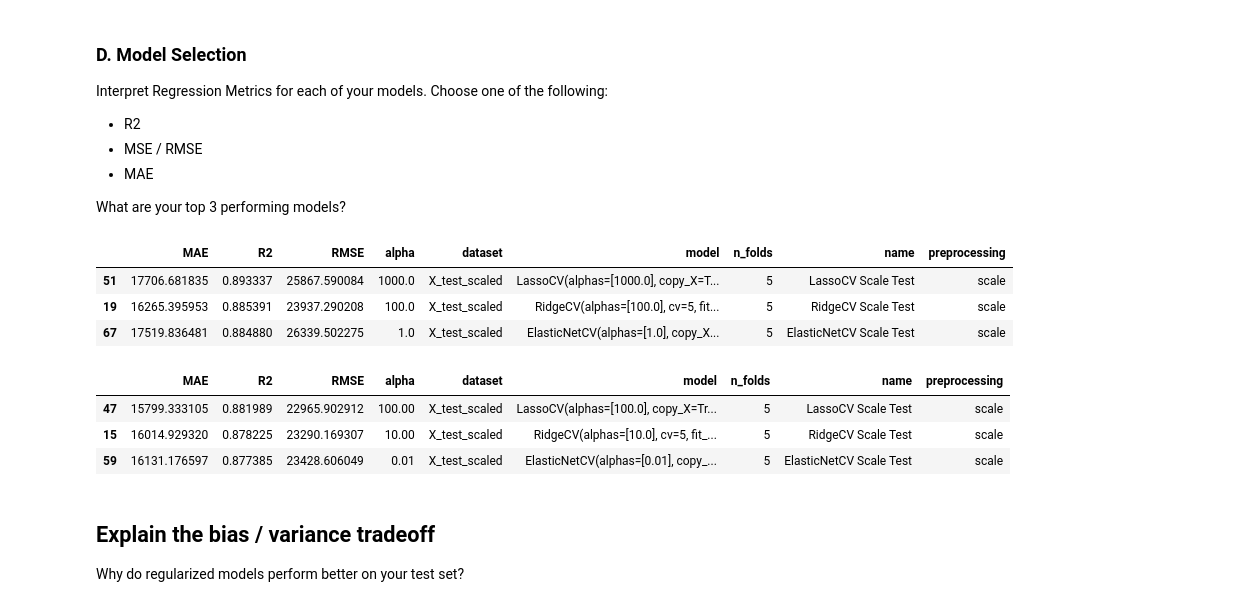
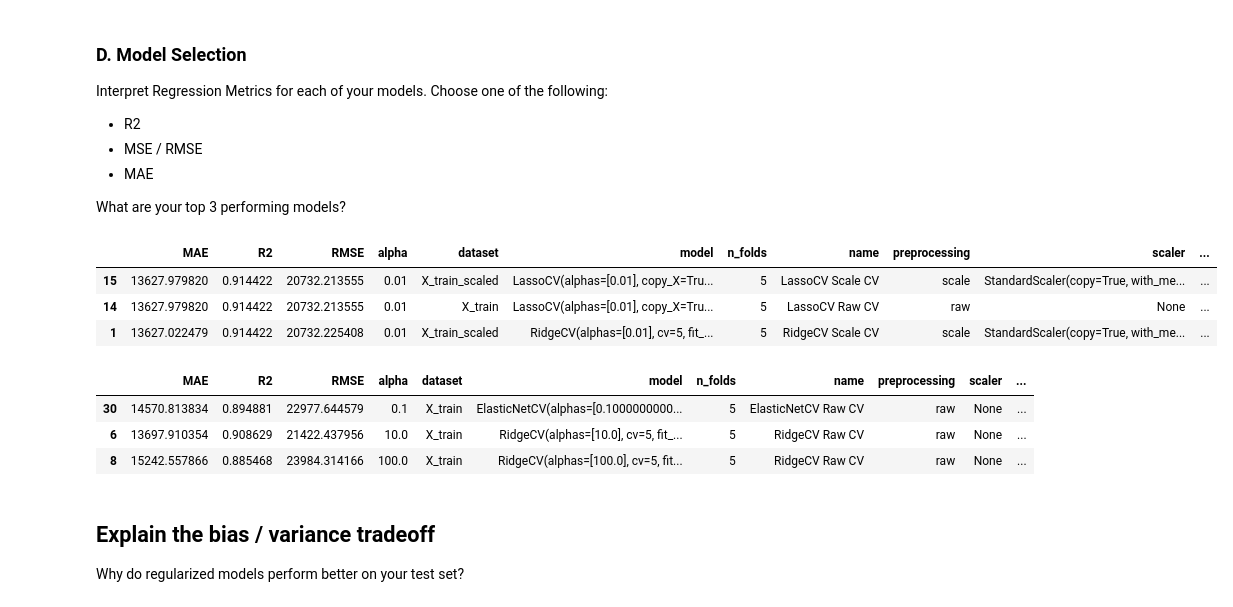
Before and after one commit to djkjohnston/Aimes_Housing_GA_DSI_Proj2, a Jupyter notebook: ipynb/project_2_starter.ipynb, the cells around one changed output. Drawn from its saved outputs; the diff is of its cells as text; code cells hidden in the pictures.

```diff
--- a/ipynb/project_2_starter.ipynb
+++ b/ipynb/project_2_starter.ipynb
@@ -596,7 +630,7 @@ df_modeling.head()
 # %%
 from sklearn.model_selection import train_test_split
 # %%
-X = df_modeling.drop(['SalePrice'], axis = 1)
+X = df_modeling.drop(['SalePrice', 'Id', 'GarageYrBlt'], axis = 1)
 y = df_modeling['SalePrice']
 # %%
 X_train, X_test, y_train, y_test = train_test_split(X, y, test_size = 0.5, random_state = 42) #hold 25% for testing
@@ -1052,9 +1094,13 @@ def cv_score(X, y, model, alpha = 0.1, cv = 5):
 # %%
+#create a holdout sample to test after cv fitting
+X_train, X_test, y_train, y_test = train_test_split(X, y, test_size = 0.3, random_state = 42)
+
+
 cv_results = list()
 alpha_list = np.logspace(-2,4,7)
 cv_models = [RidgeCV, LassoCV, ElasticNetCV]
 
 for model in cv_models:
     for alpha in alpha_list:
-        cv_score(X, y, model, alpha)
+        cv_score(X_train, y_train, model, alpha)
 cv_results_df = pd.DataFrame(cv_results)
@@ -1060,0 +1111,9 @@ cv_results_df = pd.DataFrame(cv_results)
+# %%
+test_score = []
+for i in cv_results_df.index:
+    if cv_results_df.loc[i, 'scaler'] == None:
+        test_score.append(cv_results_df.loc[i, 'model'].score(X_test, y_test))
+    else:
+        test_score.append(cv_results_df.loc[i, 'model'].score(cv_results_df.loc[i, 'scaler'].transform(X_test), y_test))
+
+len(test_score)
@@ -1061,3 +1122,5 @@ cv_results_df = pd.DataFrame(cv_results)
+# %%
+cv_results_df['test_score'] = test_score
 # %% [markdown]
 #### Display just the raw test results
 # %%
@@ -1116,21 +1157,21 @@ What are your top 3 performing models?
 # %%
 # adjusted cv_score function to include MAE and RMSE
 
-# using R2
-cv_results_df.query("dataset in ('X_test', 'X_test_scaled') and preprocessing == 'scale'").sort_values(by = 'R2', ascending = False).head(3)
+# using R2 on Training
+cv_results_df.sort_values(by = 'R2', ascending = False).head(3)
 # %% [output]
-|  | MAE | R2 | RMSE | alpha | dataset | model | n_folds | name | preprocessing |
-| 51 | 17706.681835 | 0.893337 | 25867.590084 | 1000.0 | X_test_scaled | LassoCV(alphas=[1000.0], copy_X=T... | 5 | LassoCV Scale Test | scale |
-| 19 | 16265.395953 | 0.885391 | 23937.290208 | 100.0 | X_test_scaled | RidgeCV(alphas=[100.0], cv=5, fit... | 5 | RidgeCV Scale Test | scale |
-| 67 | 17519.836481 | 0.884880 | 26339.502275 | 1.0 | X_test_scaled | ElasticNetCV(alphas=[1.0], copy_X... | 5 | ElasticNetCV Scale Test | scale |
+|  | MAE | R2 | RMSE | alpha | dataset | model | n_folds | name | preprocessing | scaler | ... |
+| 15 | 13627.979820 | 0.914422 | 20732.213555 | 0.01 | X_train_scaled | LassoCV(alphas=[0.01], copy_X=Tru... | 5 | LassoCV Scale CV | scale | StandardScaler(copy=True, with_me... | ... |
+| 14 | 13627.979820 | 0.914422 | 20732.213555 | 0.01 | X_train | LassoCV(alphas=[0.01], copy_X=Tru... | 5 | LassoCV Raw CV | raw | None | ... |
+| 1 | 13627.022479 | 0.914422 | 20732.225408 | 0.01 | X_train_scaled | RidgeCV(alphas=[0.01], cv=5, fit_... | 5 | RidgeCV Scale CV | scale | StandardScaler(copy=True, with_me... | ... |
-# %%
-# using RMSE
-cv_results_df.query("dataset in ('X_test', 'X_test_scaled') and preprocessing == 'scale'").sort_values('RMSE').head(3)
-# %% [output]
-|  | MAE | R2 | RMSE | alpha | dataset | model | n_folds | name | preprocessing |
-| 47 | 15799.333105 | 0.881989 | 22965.902912 | 100.00 | X_test_scaled | LassoCV(alphas=[100.0], copy_X=Tr... | 5 | LassoCV Scale Test | scale |
-| 15 | 16014.929320 | 0.878225 | 23290.169307 | 10.00 | X_test_scaled | RidgeCV(alphas=[10.0], cv=5, fit_... | 5 | RidgeCV Scale Test | scale |
-| 59 | 16131.176597 | 0.877385 | 23428.606049 | 0.01 | X_test_scaled | ElasticNetCV(alphas=[0.01], copy_... | 5 | ElasticNetCV Scale Test | scale |
+# %%
+# using R2 on Test
+cv_results_df.sort_values(by = 'test_score', ascending = False).head(3)
+# %% [output]
+|  | MAE | R2 | RMSE | alpha | dataset | model | n_folds | name | preprocessing | scaler | ... |
+| 30 | 14570.813834 | 0.894881 | 22977.644579 | 0.1 | X_train | ElasticNetCV(alphas=[0.1000000000... | 5 | ElasticNetCV Raw CV | raw | None | ... |
+| 6 | 13697.910354 | 0.908629 | 21422.437956 | 10.0 | X_train | RidgeCV(alphas=[10.0], cv=5, fit_... | 5 | RidgeCV Raw CV | raw | None | ... |
+| 8 | 15242.557866 | 0.885468 | 23984.314166 | 100.0 | X_train | RidgeCV(alphas=[100.0], cv=5, fit... | 5 | RidgeCV Raw CV | raw | None | ... |
 # %% [markdown]
 ## Explain the bias / variance tradeoff
 
```
Also changed, not shown: parts of 38 cells of this notebook.
